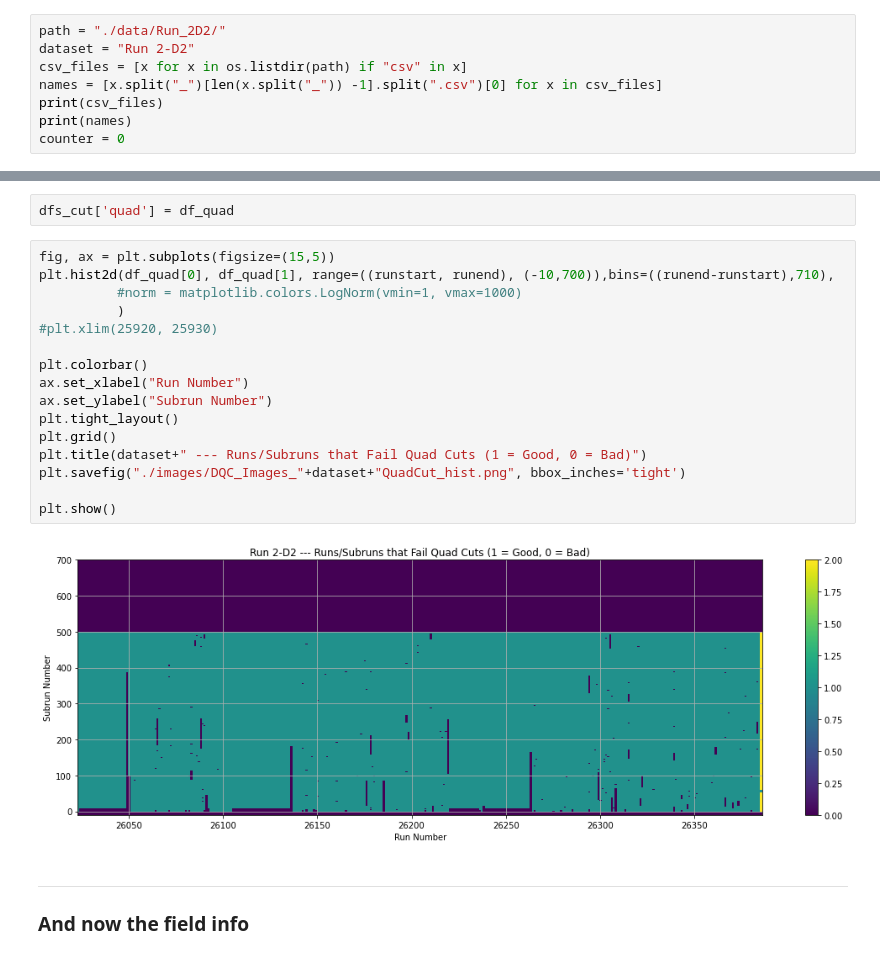
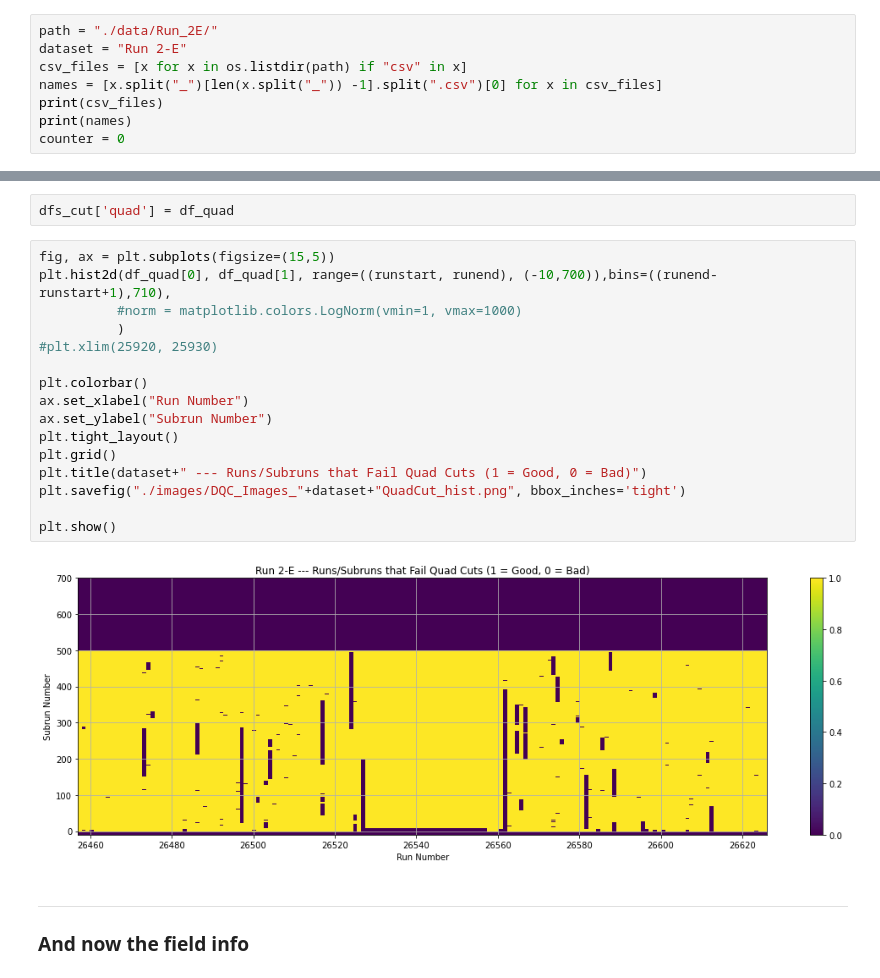
Before and after one commit to jlabounty/g-2, a Jupyter notebook: dqc/dqc_verification_plots.ipynb, the cells around one changed output, grey strips where cells are left out. Drawn from its saved outputs; the diff is of its cells as text.

```diff
--- a/dqc/dqc_verification_plots.ipynb
+++ b/dqc/dqc_verification_plots.ipynb
@@ -6,8 +6,8 @@ Welcome to JupyROOT 6.20/04
 For interactive plots, run: setint()
 To return to non-interactive plots (default state), run: noint()
 # %%
-path = "./data/Run_2D2/"
-dataset = "Run 2-D2"
+path = "./data/Run_2E/"
+dataset = "Run 2-E"
 csv_files = [x for x in os.listdir(path) if "csv" in x]
 names = [x.split("_")[len(x.split("_")) -1].split(".csv")[0] for x in csv_files]
 print(csv_files)
@@ -285,22 +285,22 @@ df_quad = pandas.concat([df_quad,df_quad_bad]).drop_duplicates(keep=False)
 dfs_cut['quad'] = df_quad
 # %%
 fig, ax = plt.subplots(figsize=(15,5))
-plt.hist2d(df_quad[0], df_quad[1], range=((runstart, runend), (-10,700)),bins=((runend-runstart),710),
+plt.hist2d(df_quad[0], df_quad[1], range=((runstart, runend), (-10,700)),bins=((runend-runstart+1),710),
           #norm = matplotlib.colors.LogNorm(vmin=1, vmax=1000)
           )
 #plt.xlim(25920, 25930)
 
 plt.colorbar()
 ax.set_xlabel("Run Number")
 ax.set_ylabel("Subrun Number")
 plt.tight_layout()
 plt.grid()
 plt.title(dataset+" --- Runs/Subruns that Fail Quad Cuts (1 = Good, 0 = Bad)")
 plt.savefig("./images/DQC_Images_"+dataset+"QuadCut_hist.png", bbox_inches='tight')
 
 plt.show()
 # %% [output]
-[figure, old version]
+[figure, new version]
 # %% [markdown]
 ---
 
```
Also changed, not shown: parts of 26 cells of this notebook, 1 other file.
